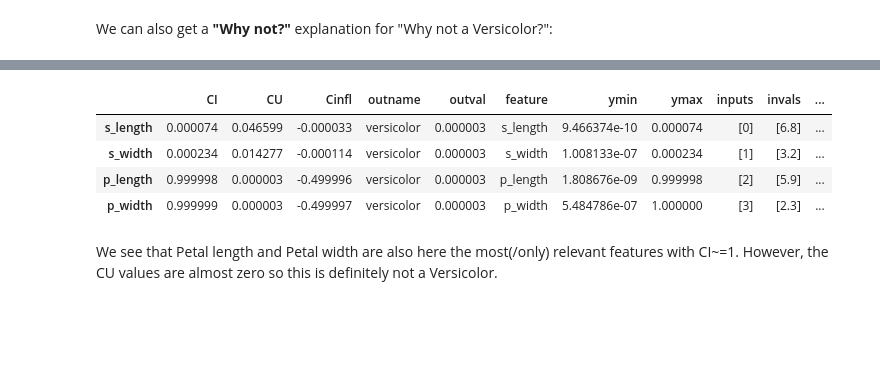
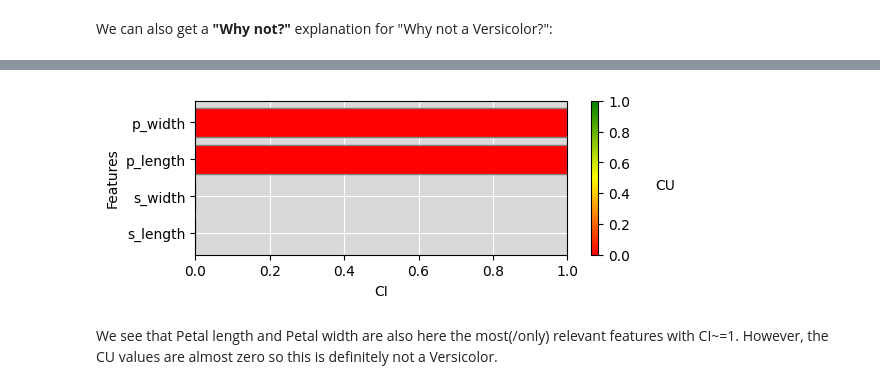
Before and after one commit to KaryFramling/py-ciu, a Jupyter notebook: README_notebook.ipynb, the cells around one changed output, grey strips where cells are left out. Cells and saved outputs as stored; diff of their text form; code cells hidden in the pictures; blank space fills up the shorter version.

```diff
--- a/README_notebook.ipynb
+++ b/README_notebook.ipynb
@@ -104,12 +110,8 @@ We can also get a **"Why not?"** explanation for "Why not a Versicolor?":
 # %%
 CIUres = iris_ciu.explain(instance, output_ind=1)
-display(CIUres)
+iris_ciu.plot_ciu(figsize=(6,2))
 # %% [output]
-|  | CI | CU | Cinfl | outname | outval | feature | ymin | ymax | inputs | invals | ... |
-| s_length | 0.000074 | 0.046599 | -0.000033 | versicolor | 0.000003 | s_length | 9.466374e-10 | 0.000074 | [0] | [6.8] | ... |
-| s_width | 0.000234 | 0.014277 | -0.000114 | versicolor | 0.000003 | s_width | 1.008133e-07 | 0.000234 | [1] | [3.2] | ... |
-| p_length | 0.999998 | 0.000003 | -0.499996 | versicolor | 0.000003 | p_length | 1.808676e-09 | 0.999998 | [2] | [5.9] | ... |
-| p_width | 0.999999 | 0.000003 | -0.499997 | versicolor | 0.000003 | p_width | 5.484786e-07 | 1.000000 | [3] | [2.3] | ... |
+[figure, added]
 # %% [markdown]
 We see that Petal length and Petal width are also here the most(/only) relevant features with CI~=1. However, the CU values are almost zero so this is definitely not a Versicolor.
 # %% [markdown]
```
Also changed, not shown: parts of 26 cells of this notebook, 1 other file.
